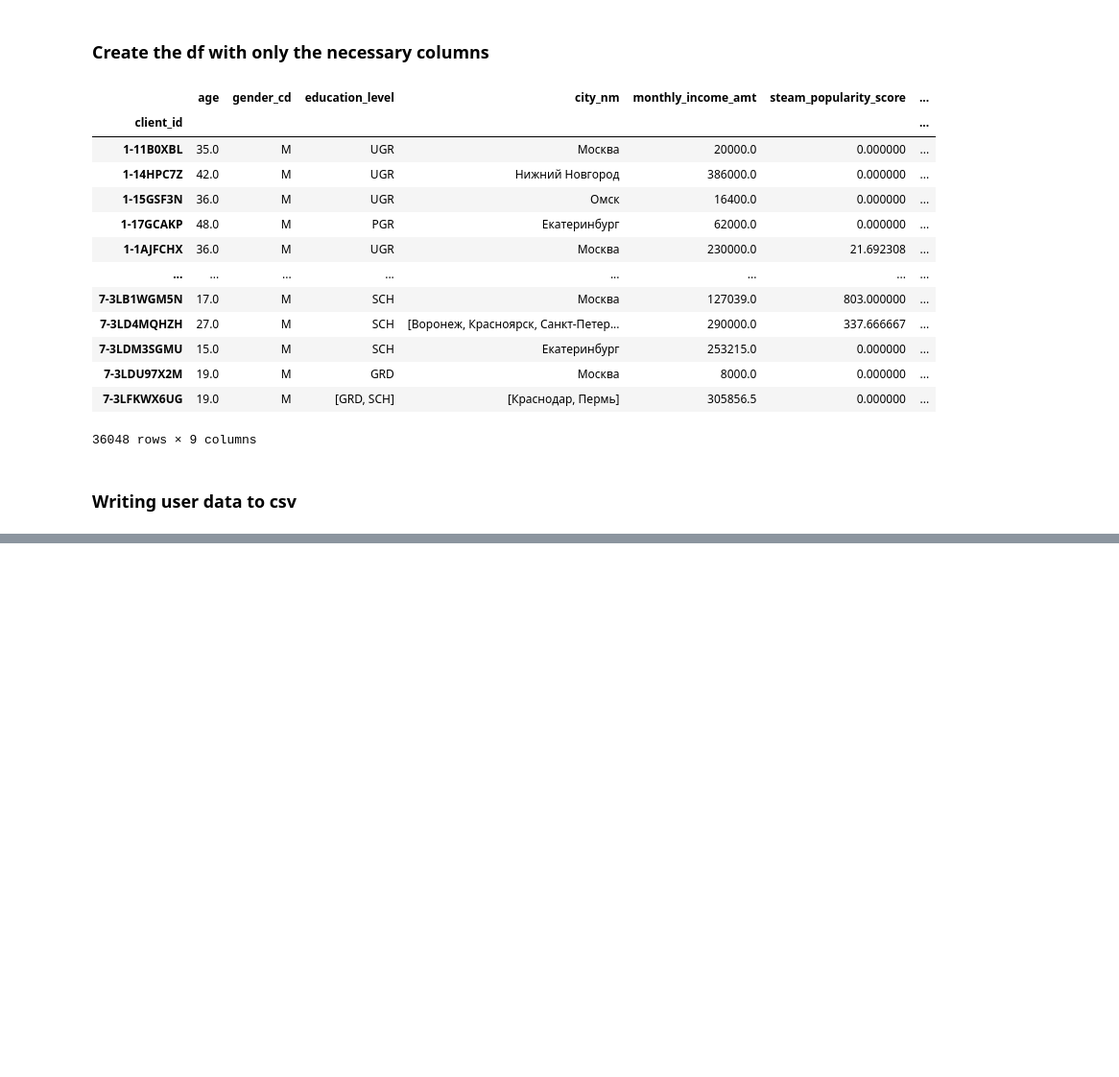
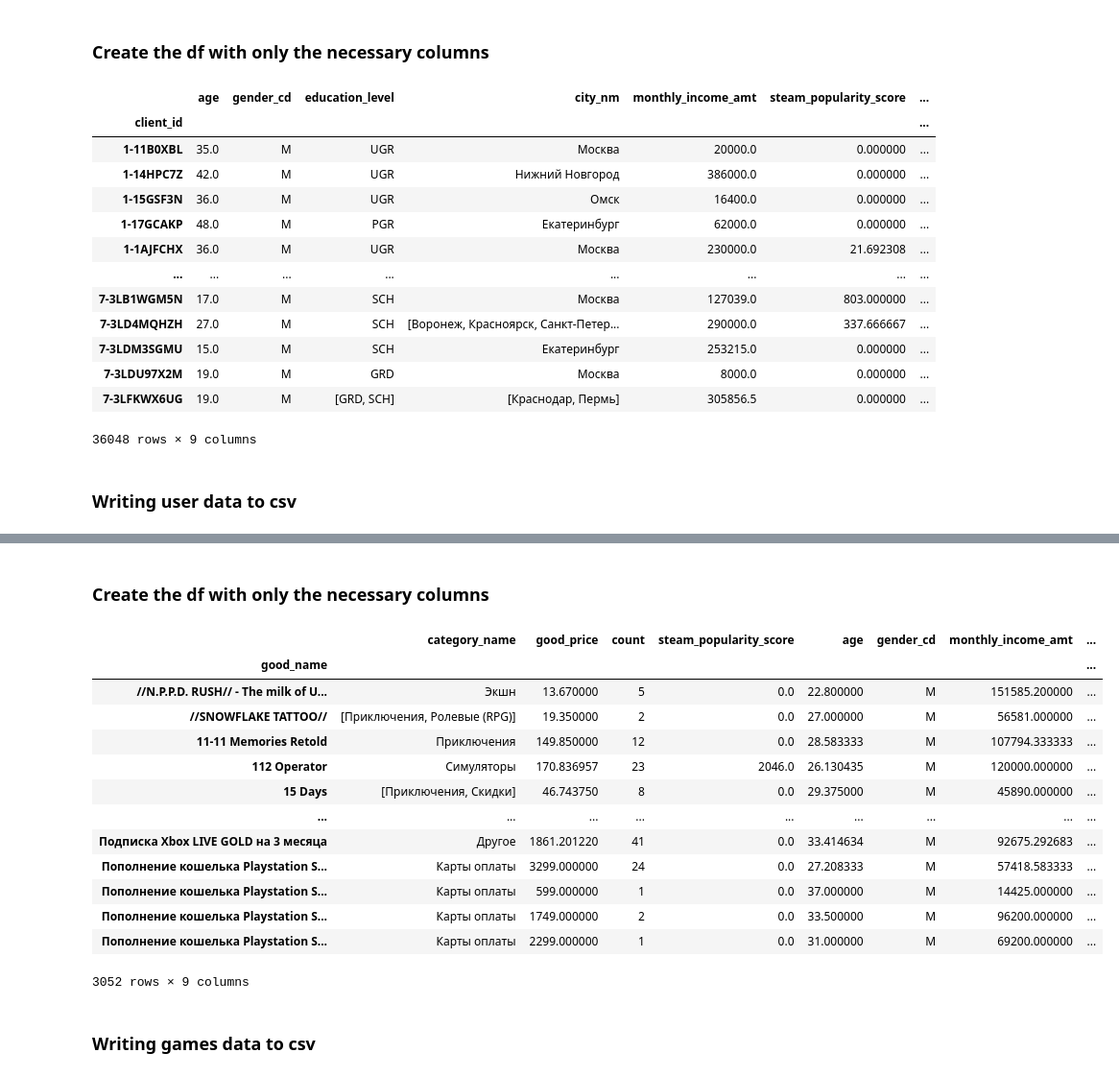
Before and after one commit to MatveyPRO3/DANO_23_project_tour, a Jupyter notebook: main.ipynb, the cells around one changed output, grey strips where cells are left out. Shown at 96% size. Saved outputs shown, nothing was run; the diff lists cells and outputs as text; code cells hidden in the pictures; blank space fills up the shorter version.

Commit message:
analysis games data and creating csv

```diff
--- a/main.ipynb
+++ b/main.ipynb
@@ -179,0 +171,4 @@ result_df_short.to_csv("data\\users.csv")
+# %%
+string_cols = clearDf.select_dtypes(include=['object']).columns
+string_modes = clearDf.groupby('good_name')[string_cols].agg(pd.Series.mode)
+string_modes
@@ -179,0 +192,3 @@ result_df_short.to_csv("data\\users.csv")
+# %%
+for col in string_modes:
+    string_modes[col] = string_modes[col].apply(lambda x: x[0] if isinstance(x, pd.Series) else x)
@@ -179,0 +197,3 @@ result_df_short.to_csv("data\\users.csv")
+# %%
+gamesWithOrderCount = clearDf["good_name"].value_counts().reset_index().set_index("good_name")
+gamesWithOrderCount
@@ -179,0 +217,2 @@ result_df_short.to_csv("data\\users.csv")
+# %%
+result_df_games = pd.concat([numeric_means, string_modes,gamesWithOrderCount], axis=1)
@@ -179,0 +231,22 @@ result_df_short.to_csv("data\\users.csv")
+# %% [markdown]
+### Create the df with only the necessary columns
+# %%
+result_df_short_games = result_df_games[["category_name", "good_price", "count", "steam_popularity_score", "age", "gender_cd", "monthly_income_amt", "education_level", "city_nm"]]
+result_df_short_games
+# %% [output]
+|  | category_name | good_price | count | steam_popularity_score | age | gender_cd | monthly_income_amt | ... |
+| good_name |  |  |  |  |  |  |  | ... |
+| //N.P.P.D. RUSH// - The milk of U... | Экшн | 13.670000 | 5 | 0.0 | 22.800000 | M | 151585.200000 | ... |
+| //SNOWFLAKE TATTOO// | [Приключения, Ролевые (RPG)] | 19.350000 | 2 | 0.0 | 27.000000 | M | 56581.000000 | ... |
+| 11-11 Memories Retold | Приключения | 149.850000 | 12 | 0.0 | 28.583333 | M | 107794.333333 | ... |
+| 112 Operator | Симуляторы | 170.836957 | 23 | 2046.0 | 26.130435 | M | 120000.000000 | ... |
+| 15 Days | [Приключения, Скидки] | 46.743750 | 8 | 0.0 | 29.375000 | M | 45890.000000 | ... |
+| ... | ... | ... | ... | ... | ... | ... | ... | ... |
+| Подписка Xbox LIVE GOLD на 3 месяца | Другое | 1861.201220 | 41 | 0.0 | 33.414634 | M | 92675.292683 | ... |
+| Пополнение кошелька Playstation S... | Карты оплаты | 3299.000000 | 24 | 0.0 | 27.208333 | M | 57418.583333 | ... |
+| Пополнение кошелька Playstation S... | Карты оплаты | 599.000000 | 1 | 0.0 | 37.000000 | M | 14425.000000 | ... |
+| Пополнение кошелька Playstation S... | Карты оплаты | 1749.000000 | 2 | 0.0 | 33.500000 | M | 96200.000000 | ... |
+| Пополнение кошелька Playstation S... | Карты оплаты | 2299.000000 | 1 | 0.0 | 31.000000 | M | 69200.000000 | ... |
+3052 rows × 9 columns
+# %% [markdown]
+### Writing games data to csv
```
Also changed, not shown: parts of 19 cells of this notebook, 3 other files.
